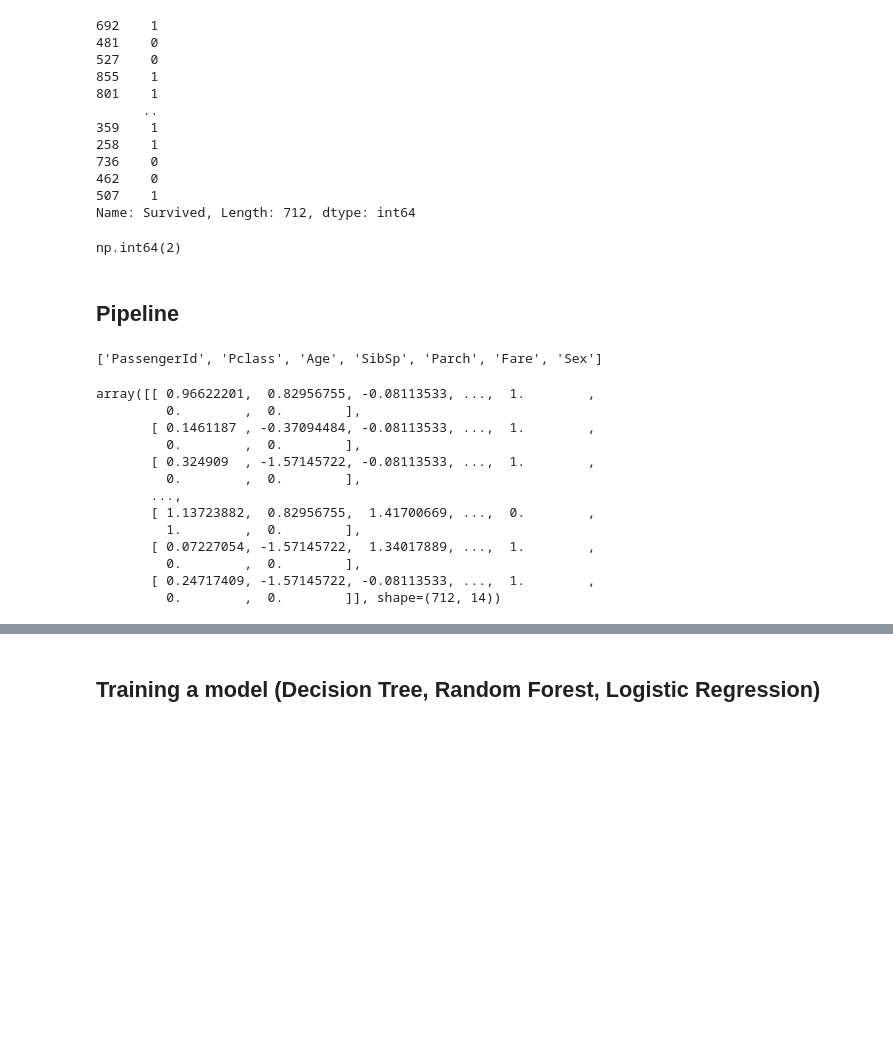
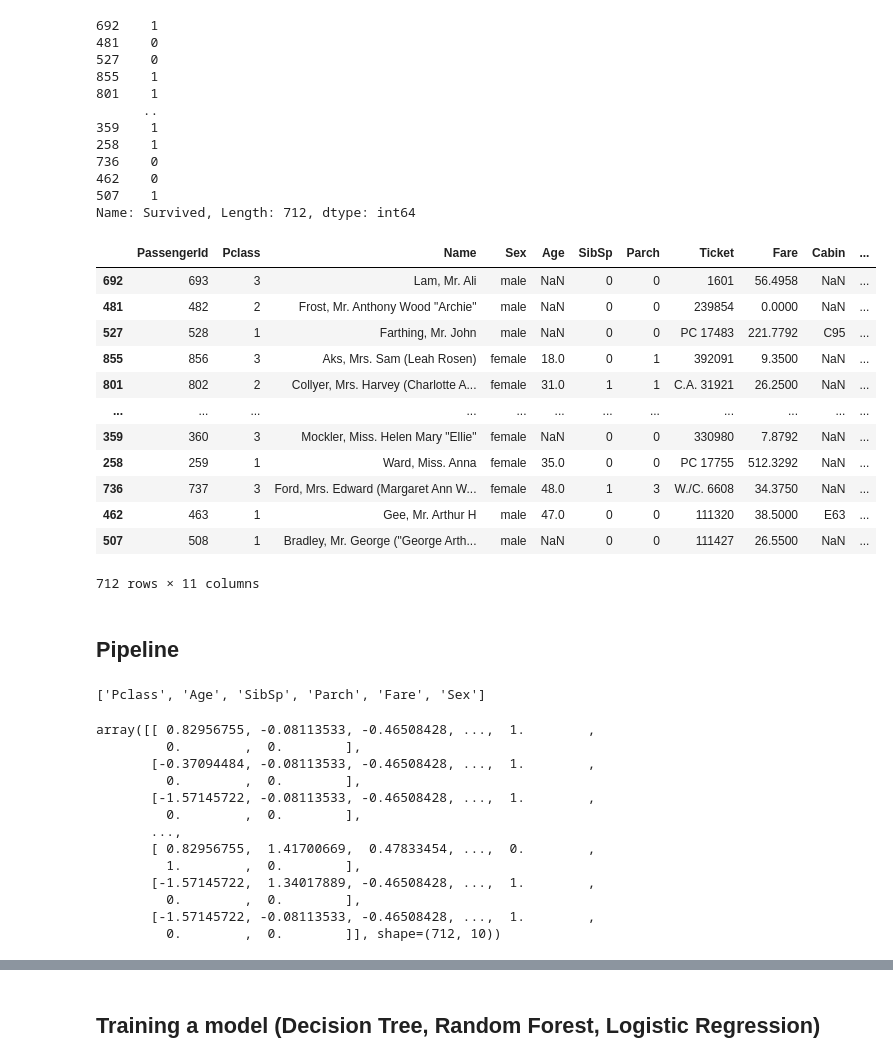
Before and after one commit to HanstonH/titanic-ml, a Jupyter notebook: titanic_ml.ipynb, the cells around one changed output, grey strips where cells are left out. Drawn from its saved outputs; the diff is of its cells as text; code cells hidden in the pictures; blank space fills up the shorter version.

```diff
--- a/titanic_ml.ipynb
+++ b/titanic_ml.ipynb
@@ -122,9 +122,21 @@ titanic_dataset_label
 507    1
 Name: Survived, Length: 712, dtype: int64
 # %%
-titanic_dataset_prepared["Embarked"].isna().sum()
+titanic_dataset_prepared
 # %% [output]
+|  | PassengerId | Pclass | Name | Sex | Age | SibSp | Parch | Ticket | Fare | Cabin | ... |
+| 692 | 693 | 3 | Lam, Mr. Ali | male | NaN | 0 | 0 | 1601 | 56.4958 | NaN | ... |
+| 481 | 482 | 2 | Frost, Mr. Anthony Wood "Archie" | male | NaN | 0 | 0 | 239854 | 0.0000 | NaN | ... |
+| 527 | 528 | 1 | Farthing, Mr. John | male | NaN | 0 | 0 | PC 17483 | 221.7792 | C95 | ... |
+| 855 | 856 | 3 | Aks, Mrs. Sam (Leah Rosen) | female | 18.0 | 0 | 1 | 392091 | 9.3500 | NaN | ... |
+| 801 | 802 | 2 | Collyer, Mrs. Harvey (Charlotte A... | female | 31.0 | 1 | 1 | C.A. 31921 | 26.2500 | NaN | ... |
+| ... | ... | ... | ... | ... | ... | ... | ... | ... | ... | ... | ... |
+| 359 | 360 | 3 | Mockler, Miss. Helen Mary "Ellie" | female | NaN | 0 | 0 | 330980 | 7.8792 | NaN | ... |
+| 258 | 259 | 1 | Ward, Miss. Anna | female | 35.0 | 0 | 0 | PC 17755 | 512.3292 | NaN | ... |
+| 736 | 737 | 3 | Ford, Mrs. Edward (Margaret Ann W... | female | 48.0 | 1 | 3 | W./C. 6608 | 34.3750 | NaN | ... |
+| 462 | 463 | 1 | Gee, Mr. Arthur H | male | 47.0 | 0 | 0 | 111320 | 38.5000 | E63 | ... |
+| 507 | 508 | 1 | Bradley, Mr. George ("George Arth... | male | NaN | 0 | 0 | 111427 | 26.5500 | NaN | ... |
-np.int64(2)
+712 rows × 11 columns
 # %% [markdown]
 ## Pipeline
 # %%
@@ -183,6 +198,8 @@ cat_pipeline = Pipeline([
 # %%
 from sklearn.compose import ColumnTransformer
 num_attribs = list(titanic_dataset_prepared.select_dtypes(include="number").columns) + ["Sex"]
+num_attribs.remove('PassengerId')
+
 print(num_attribs)
 
 cat_attribs = ["Title"]
@@ -198,20 +215,20 @@ full_pipeline = Pipeline([
 titanic_dataset_train = full_pipeline.fit_transform(titanic_dataset_prepared)
 titanic_dataset_train
 # %% [output]
-['PassengerId', 'Pclass', 'Age', 'SibSp', 'Parch', 'Fare', 'Sex']
+['Pclass', 'Age', 'SibSp', 'Parch', 'Fare', 'Sex']
-array([[ 0.96622201,  0.82956755, -0.08113533, ...,  1.        ,
+array([[ 0.82956755, -0.08113533, -0.46508428, ...,  1.        ,
          0.        ,  0.        ],
-       [ 0.1461187 , -0.37094484, -0.08113533, ...,  1.        ,
+       [-0.37094484, -0.08113533, -0.46508428, ...,  1.        ,
          0.        ,  0.        ],
-       [ 0.324909  , -1.57145722, -0.08113533, ...,  1.        ,
+       [-1.57145722, -0.08113533, -0.46508428, ...,  1.        ,
          0.        ,  0.        ],
        ...,
-       [ 1.13723882,  0.82956755,  1.41700669, ...,  0.        ,
+       [ 0.82956755,  1.41700669,  0.47833454, ...,  0.        ,
          1.        ,  0.        ],
-       [ 0.07227054, -1.57145722,  1.34017889, ...,  1.        ,
+       [-1.57145722,  1.34017889, -0.46508428, ...,  1.        ,
          0.        ,  0.        ],
-       [ 0.24717409, -1.57145722, -0.08113533, ...,  1.        ,
-         0.        ,  0.        ]], shape=(712, 14))
+       [-1.57145722, -0.08113533, -0.46508428, ...,  1.        ,
+         0.        ,  0.        ]], shape=(712, 10))
 # %%
 ct = full_pipeline.named_steps['preprocess']
 titanic_dataset = pd.DataFrame(
```
Also changed, not shown: parts of 30 cells of this notebook, 2 other files.
